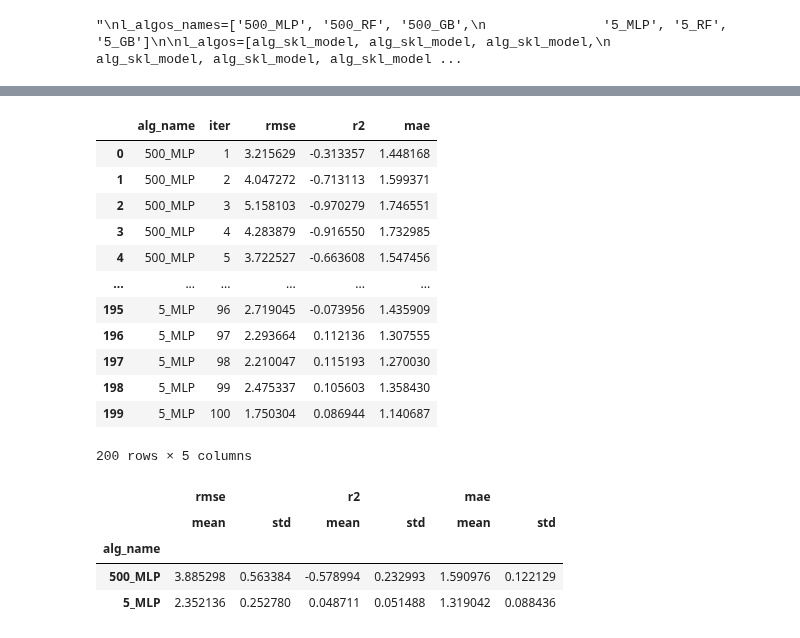
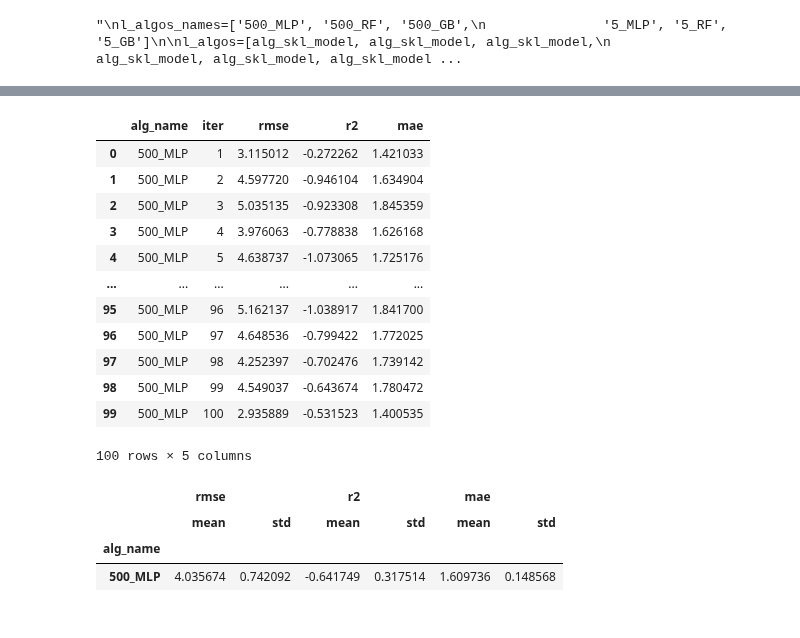
Before and after one commit to Gavr101/Spectroscopy_FL_4_ions, a Jupyter notebook: Mult_exper_Ni.ipynb, the cells around one changed output, grey strips where cells are left out. Cells and saved outputs as stored; diff of their text form; code cells hidden in the pictures.

```diff
--- a/Mult_exper_Ni.ipynb
+++ b/Mult_exper_Ni.ipynb
@@ -248,3 +258,26 @@ num_iter=100
+# %%
+MLP_model_kwargs_1 = {'hidden_layer_sizes': HIDDEN_LAYER_SIZES,
+                  'activation': ACTIVATION,
+                  'solver': SOLVER,
+                  'early_stopping': True,
+                  'validation_fraction': VALIDATION_TRAIN_RATIO,
+                  'n_iter_no_change': 500,#N_ITER_NO_CHANGE,
+                  'learning_rate_init': 0.01,
+                  'learning_rate': 'adaptive',
+                  'max_iter': 100000,#MAX_ITER,
+                  'tol': TOL}
+
+l_algos_names=['500_MLP']
+
+l_algos=[alg_skl_model]
+
+mult_X_Y=[(x, y)]
+
+l_kwargs=[{'class_model': MLPRegressor,'model_kwargs': MLP_model_kwargs_1}]
+
+l_metrics_names=['rmse', 'r2', 'mae']
+
+num_iter=100
 # %%
 full_df = multi_exp(l_algos_names=l_algos_names,
                     l_algos=l_algos,
@@ -260,16 +307,16 @@ KeyboardInterrupt:
 full_df
 # %% [output]
 |  | alg_name | iter | rmse | r2 | mae |
-| 0 | 500_MLP | 1 | 3.215629 | -0.313357 | 1.448168 |
-| 1 | 500_MLP | 2 | 4.047272 | -0.713113 | 1.599371 |
-| 2 | 500_MLP | 3 | 5.158103 | -0.970279 | 1.746551 |
-| 3 | 500_MLP | 4 | 4.283879 | -0.916550 | 1.732985 |
-| 4 | 500_MLP | 5 | 3.722527 | -0.663608 | 1.547456 |
+| 0 | 500_MLP | 1 | 3.115012 | -0.272262 | 1.421033 |
+| 1 | 500_MLP | 2 | 4.597720 | -0.946104 | 1.634904 |
+| 2 | 500_MLP | 3 | 5.035135 | -0.923308 | 1.845359 |
+| 3 | 500_MLP | 4 | 3.976063 | -0.778838 | 1.626168 |
+| 4 | 500_MLP | 5 | 4.638737 | -1.073065 | 1.725176 |
 | ... | ... | ... | ... | ... | ... |
-| 195 | 5_MLP | 96 | 2.719045 | -0.073956 | 1.435909 |
-| 196 | 5_MLP | 97 | 2.293664 | 0.112136 | 1.307555 |
-| 197 | 5_MLP | 98 | 2.210047 | 0.115193 | 1.270030 |
-| 198 | 5_MLP | 99 | 2.475337 | 0.105603 | 1.358430 |
-| 199 | 5_MLP | 100 | 1.750304 | 0.086944 | 1.140687 |
+| 95 | 500_MLP | 96 | 5.162137 | -1.038917 | 1.841700 |
+| 96 | 500_MLP | 97 | 4.648536 | -0.799422 | 1.772025 |
+| 97 | 500_MLP | 98 | 4.252397 | -0.702476 | 1.739142 |
+| 98 | 500_MLP | 99 | 4.549037 | -0.643674 | 1.780472 |
+| 99 | 500_MLP | 100 | 2.935889 | -0.531523 | 1.400535 |
-200 rows × 5 columns
+100 rows × 5 columns
 # %%
@@ -277,11 +324,10 @@ full_df.to_excel(f'full_metrics_{PREDICT_IONS}_hn.xlsx')
 #pd.read_excel('full_metrics.xlsx').drop('Unnamed: 0', axis=1)
 # %%
 aggr_df = full_df.groupby(['alg_name']).agg(["mean", "std"]).drop(['iter'], axis=1)
-aggr_df.to_excel(f'aggr_metrics_{PREDICT_IONS}_hn.xlsx')
+aggr_df.to_excel(f'aggr_metrics_{PREDICT_IONS}_500_MLP_new.xlsx')
 aggr_df
 # %% [output]
 |  | rmse |  | r2 |  | mae |  |
 |  | mean | std | mean | std | mean | std |
 | alg_name |  |  |  |  |  |  |
-| 500_MLP | 3.885298 | 0.563384 | -0.578994 | 0.232993 | 1.590976 | 0.122129 |
-| 5_MLP | 2.352136 | 0.252780 | 0.048711 | 0.051488 | 1.319042 | 0.088436 |
+| 500_MLP | 4.035674 | 0.742092 | -0.641749 | 0.317514 | 1.609736 | 0.148568 |
```
Also changed, not shown: parts of 7 cells of this notebook, 12 other files.
